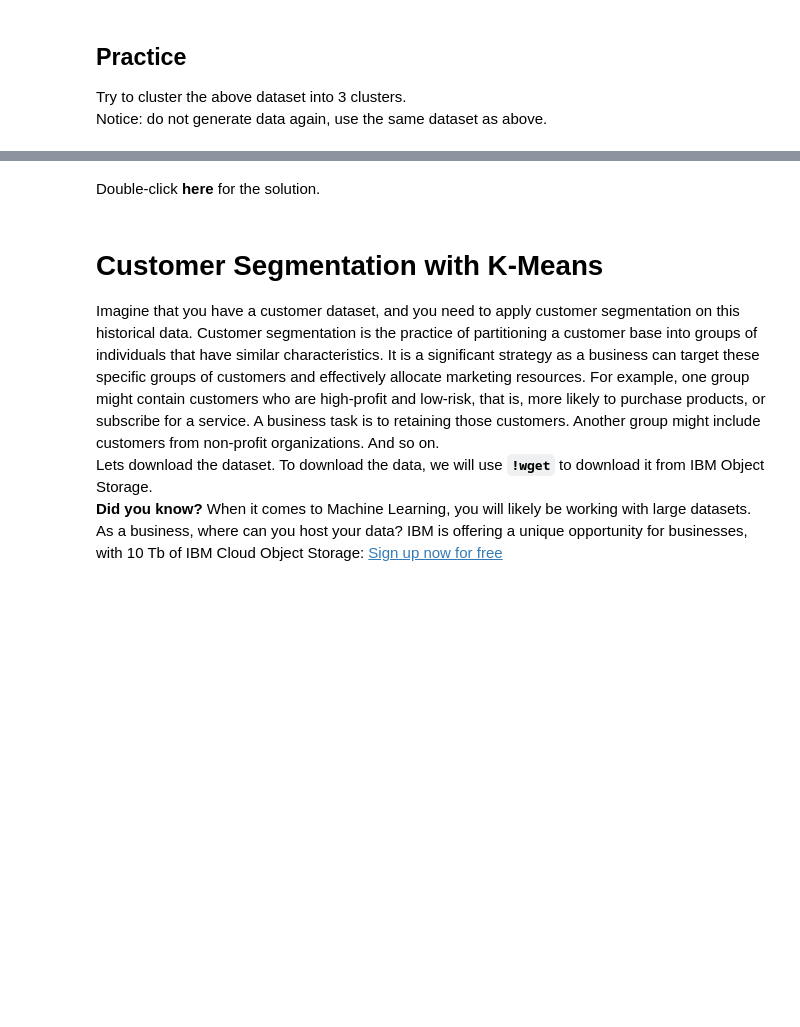
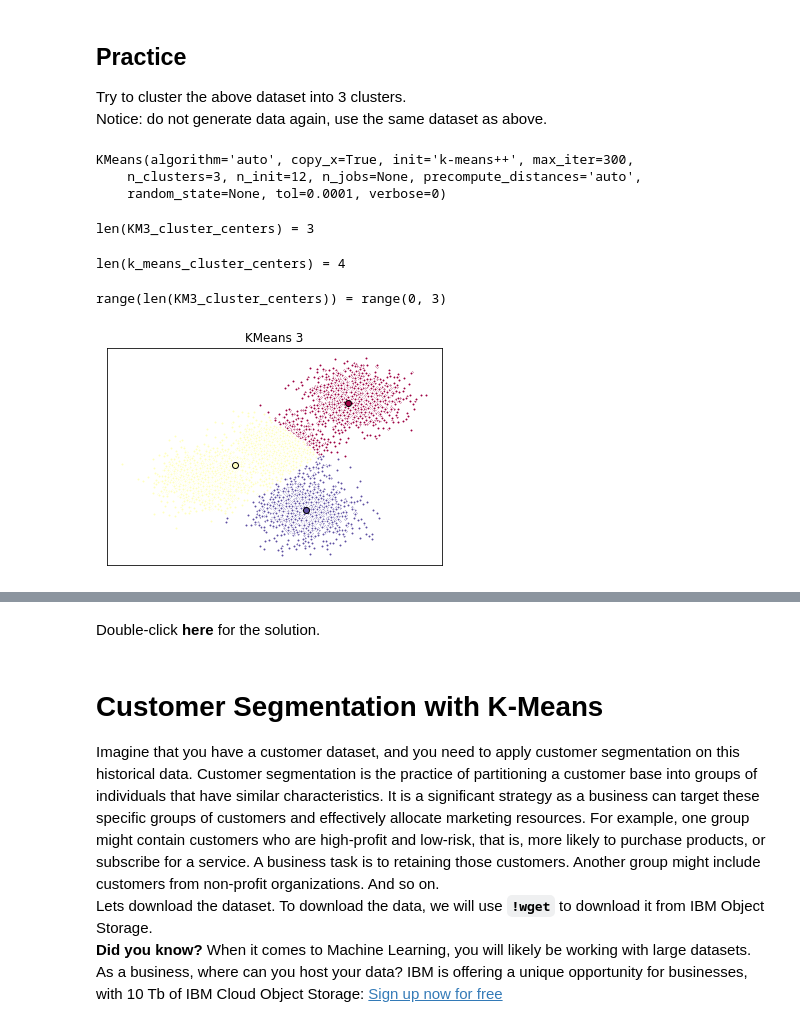
Before and after one commit to MennoBdV/MachineLearningPython, a Jupyter notebook: k-Means.ipynb, the cells around one changed output, grey strips where cells are left out. Drawn from its saved outputs; the diff is of its cells as text; code cells hidden in the pictures; blank space fills up the shorter version.

```diff
--- a/k-Means.ipynb
+++ b/k-Means.ipynb
@@ -168,3 +184,61 @@ Try to cluster the above dataset into 3 clusters.
 Notice: do not generate data again, use the same dataset as above.
 # %%
 # write your code here
+KM3 = KMeans(init = "k-means++", n_clusters = 3, n_init = 12)
+KM3.fit(X)
+# %% [output]
+KMeans(algorithm='auto', copy_x=True, init='k-means++', max_iter=300,
+    n_clusters=3, n_init=12, n_jobs=None, precompute_distances='auto',
+    random_state=None, tol=0.0001, verbose=0)
+# %%
+KM3_labels = KM3.labels_
+KM3_cluster_centers = KM3.cluster_centers_
+# %%
+print('len(KM3_cluster_centers) =', len(KM3_cluster_centers))
+# %% [output]
+len(KM3_cluster_centers) = 3
+# %%
+print('len(k_means_cluster_centers) =', len(k_means_cluster_centers))
+# %% [output]
+len(k_means_cluster_centers) = 4
+# %%
+print('range(len(KM3_cluster_centers)) =', range(len(KM3_cluster_centers)))
+# %% [output]
+range(len(KM3_cluster_centers)) = range(0, 3)
+# %%
+fig3 = plt.figure(figsize=(6, 4))
+colors = plt.cm.Spectral(np.linspace(0, 1, len(set(KM3_labels))))
+ax3 = fig3.add_subplot(1, 1, 1)
+
+# For loop that plots the data points and centroids.
+# k will range from 0-3, which will match the possible clusters that each
+# data point is in.
+for k, col in zip(range(len(KM3_cluster_centers)), colors):
+
+    # Create a list of all data points, where the data poitns that are
+    # in the cluster (ex. cluster 0) are labeled as true, else they are
+    # labeled as false.
+    my_members = (KM3_labels == k)
+
+    # Define the centroid, or cluster center.
+    cluster_center = KM3_cluster_centers[k]
+
+    # Plots the datapoints with color col.
+    ax3.plot(X[my_members, 0], X[my_members, 1], 'w', markerfacecolor=col, marker='.')
+
+    # Plots the centroids with specified color, but with a darker outline
+    ax3.plot(cluster_center[0], cluster_center[1], 'o', markerfacecolor=col,  markeredgecolor='k', markersize=6)
+
+# Title of the plot
+ax3.set_title('KMeans 3')
+
+# Remove x-axis ticks
+ax3.set_xticks(())
+
+# Remove y-axis ticks
+ax3.set_yticks(())
+
+# Show the plot
+plt.show()
+# %% [output]
+[figure, added]
```
Also changed, not shown: parts of 15 cells of this notebook.
